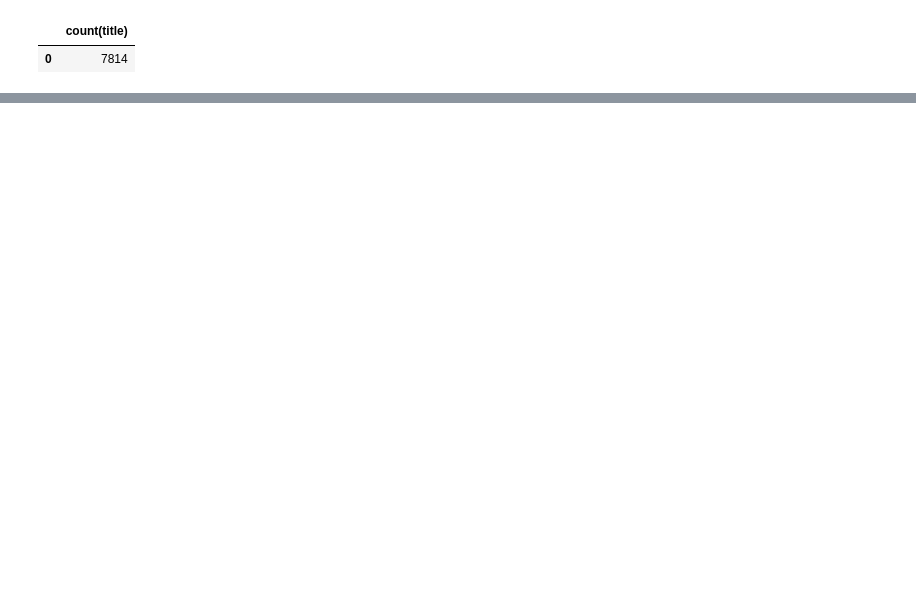
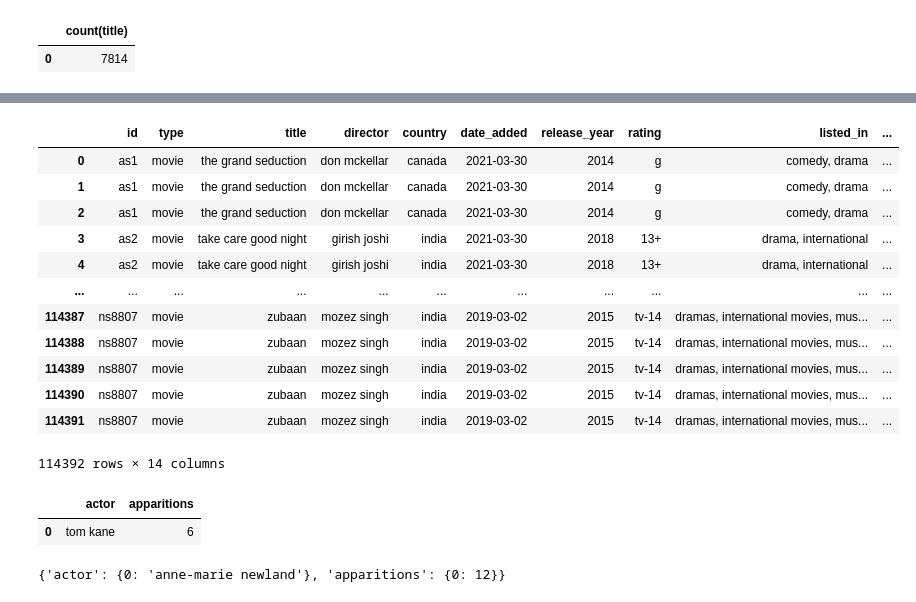
Before and after one commit to Altezier/LAB01-HENRY, a Jupyter notebook: querys.ipynb, the cells around one changed output, grey strips where cells are left out. Drawn from its saved outputs; the diff is of its cells as text; code cells hidden in the pictures; blank space fills up the shorter version.

```diff
--- a/querys.ipynb
+++ b/querys.ipynb
@@ -121,0 +259,4 @@ get_count_plataforma("netflix")
+# %%
+# La columna de reparto('cast') tiene el contenido de los actores asi que, decido separarlo y apilarlo. Queda añadido en una serie.
+cast_s = df[df['cast'] != 'Sin registro']['cast'].str.split(', ', expand=True).stack().reset_index(level=1, drop=True)
+cast_s
@@ -121,0 +276,26 @@ get_count_plataforma("netflix")
+# %%
+#Teniendo a los actores en una serie ('cast_s') lo unifico al dataset primario('df':: moviescores). Los unifico considerando la igualdad de los indices y me deshago de la columna 'cast' como vuelvo a resetear el indice(a mi gusto). El nuevo datarset seria cast_df y con ese se podria realizar la consulta indicada.
+cast_df=df.merge(cast_s.rename('actor'), left_index=True, right_index=True).reset_index(drop=True).drop(columns=['cast'])
+cast_df
+# %% [output]
+|  | id | type | title | director | country | date_added | release_year | rating | listed_in | ... |
+| 0 | as1 | movie | the grand seduction | don mckellar | canada | 2021-03-30 | 2014 | g | comedy, drama | ... |
+| 1 | as1 | movie | the grand seduction | don mckellar | canada | 2021-03-30 | 2014 | g | comedy, drama | ... |
+| 2 | as1 | movie | the grand seduction | don mckellar | canada | 2021-03-30 | 2014 | g | comedy, drama | ... |
+| 3 | as2 | movie | take care good night | girish joshi | india | 2021-03-30 | 2018 | 13+ | drama, international | ... |
+| 4 | as2 | movie | take care good night | girish joshi | india | 2021-03-30 | 2018 | 13+ | drama, international | ... |
+| ... | ... | ... | ... | ... | ... | ... | ... | ... | ... | ... |
+| 114387 | ns8807 | movie | zubaan | mozez singh | india | 2019-03-02 | 2015 | tv-14 | dramas, international movies, mus... | ... |
+| 114388 | ns8807 | movie | zubaan | mozez singh | india | 2019-03-02 | 2015 | tv-14 | dramas, international movies, mus... | ... |
+| 114389 | ns8807 | movie | zubaan | mozez singh | india | 2019-03-02 | 2015 | tv-14 | dramas, international movies, mus... | ... |
+| 114390 | ns8807 | movie | zubaan | mozez singh | india | 2019-03-02 | 2015 | tv-14 | dramas, international movies, mus... | ... |
+| 114391 | ns8807 | movie | zubaan | mozez singh | india | 2019-03-02 | 2015 | tv-14 | dramas, international movies, mus... | ... |
+114392 rows × 14 columns
+# %%
+#Consulta que considera los parámetros de plataforma y año. Decido llamar al actor y la cantidad de veces que aparecería('apparitions') agrupado por el actor y en orden descendente la cantidad de veces que aparece. Limitando solo 1 para agarrar el que mas apariciones ha tenido.
+plat='d%'
+year=2014
+dk.query(f"""SELECT actor ,count(*) as apparitions FROM cast_df WHERE id LIKE '{plat}' AND release_year='{year}' GROUP BY "actor" ORDER BY apparitions DESC LIMIT 1""").df()
+# %% [output]
+|  | actor | apparitions |
+| 0 | tom kane | 6 |
@@ -121,0 +334,4 @@ get_count_plataforma("netflix")
+# %%
+get_actor('amazon',2016)
+# %% [output]
+{'actor': {0: 'anne-marie newland'}, 'apparitions': {0: 12}}
```
Also changed, not shown: parts of 33 cells of this notebook, 1 other file.
